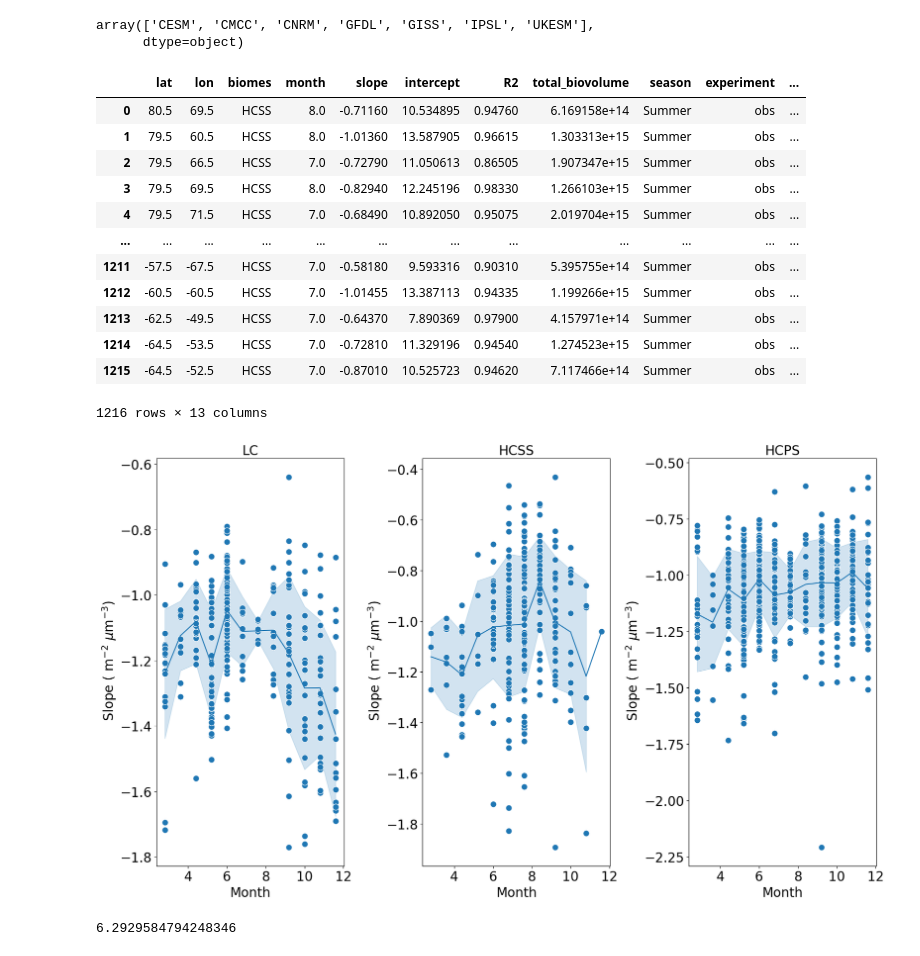
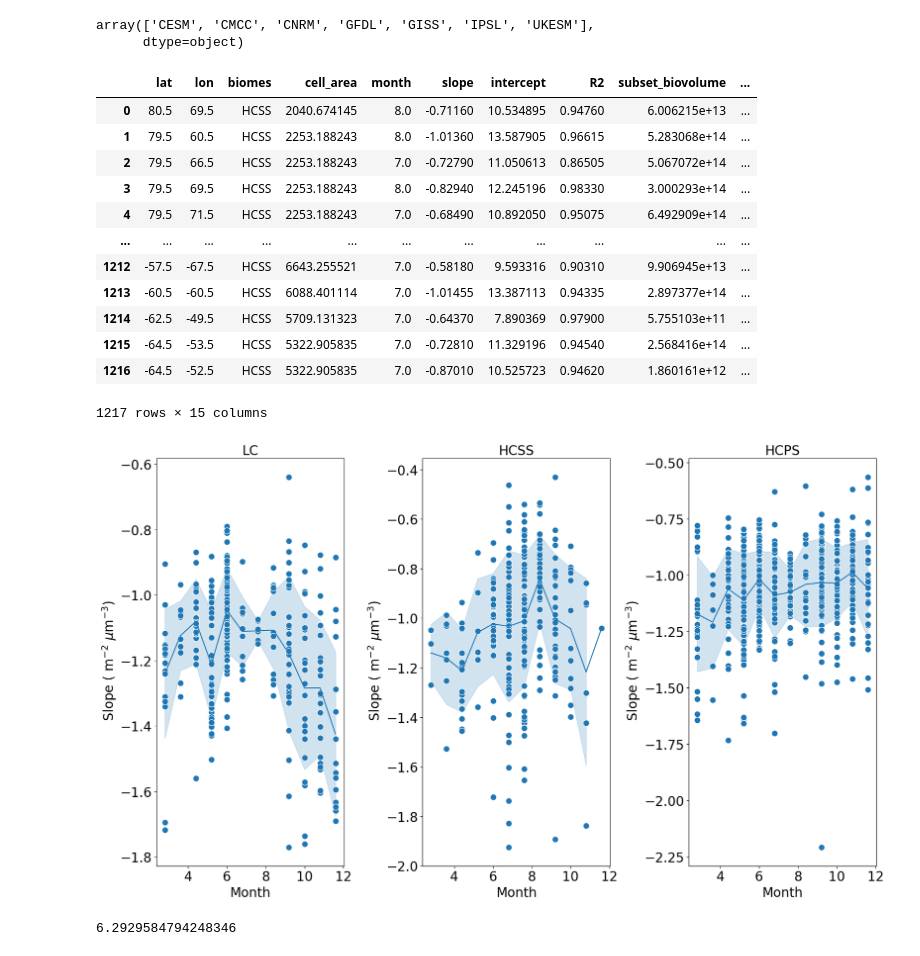
Before and after one commit to MarCorralesU/CMIP6_size_spectra, a Jupyter notebook: scripts/Figs_Suppl_S11-13.ipynb, the cells around one changed output. Cells and saved outputs as stored; diff of their text form; code cells hidden in the pictures.

```diff
--- a/scripts/Figs_Suppl_S11-13.ipynb
+++ b/scripts/Figs_Suppl_S11-13.ipynb
@@ -98,24 +98,24 @@ df_clim_mean.source.unique()
 array(['CESM', 'CMCC', 'CNRM', 'GFDL', 'GISS', 'IPSL', 'UKESM'],
       dtype=object)
 # %%
-df_PSSdb = pd.read_csv('/Users/mc4214/Documents/CMIP6_PSS_paper/data/PSSdb_data/PSSdb_data_full_116-2000.csv', sep= ',')
+df_PSSdb = pd.read_csv('/Users/mc4214/Documents/CMIP6_PSS_paper/data/PSSdb_data/PSSdb_data_full.csv', sep= ',')
 df_PSSdb['intercept_un']= 10**(df_PSSdb['intercept'])
-df_PSSdb['biovol_log']= np.log10(df_PSSdb['total_biovolume'])
+df_PSSdb['biovol_log']= np.log10(df_PSSdb['subset_biovolume'])# this is the major change to correclty load the subsetted biovol
 df_PSSdb
 # %% [output]
-|  | lat | lon | biomes | month | slope | intercept | R2 | total_biovolume | season | experiment | ... |
-| 0 | 80.5 | 69.5 | HCSS | 8.0 | -0.71160 | 10.534895 | 0.94760 | 6.169158e+14 | Summer | obs | ... |
-| 1 | 79.5 | 60.5 | HCSS | 8.0 | -1.01360 | 13.587905 | 0.96615 | 1.303313e+15 | Summer | obs | ... |
-| 2 | 79.5 | 66.5 | HCSS | 7.0 | -0.72790 | 11.050613 | 0.86505 | 1.907347e+15 | Summer | obs | ... |
-| 3 | 79.5 | 69.5 | HCSS | 8.0 | -0.82940 | 12.245196 | 0.98330 | 1.266103e+15 | Summer | obs | ... |
-| 4 | 79.5 | 71.5 | HCSS | 7.0 | -0.68490 | 10.892050 | 0.95075 | 2.019704e+15 | Summer | obs | ... |
-| ... | ... | ... | ... | ... | ... | ... | ... | ... | ... | ... | ... |
-| 1211 | -57.5 | -67.5 | HCSS | 7.0 | -0.58180 | 9.593316 | 0.90310 | 5.395755e+14 | Summer | obs | ... |
-| 1212 | -60.5 | -60.5 | HCSS | 7.0 | -1.01455 | 13.387113 | 0.94335 | 1.199266e+15 | Summer | obs | ... |
-| 1213 | -62.5 | -49.5 | HCSS | 7.0 | -0.64370 | 7.890369 | 0.97900 | 4.157971e+14 | Summer | obs | ... |
-| 1214 | -64.5 | -53.5 | HCSS | 7.0 | -0.72810 | 11.329196 | 0.94540 | 1.274523e+15 | Summer | obs | ... |
-| 1215 | -64.5 | -52.5 | HCSS | 7.0 | -0.87010 | 10.525723 | 0.94620 | 7.117466e+14 | Summer | obs | ... |
+|  | lat | lon | biomes | cell_area | month | slope | intercept | R2 | subset_biovolume | ... |
+| 0 | 80.5 | 69.5 | HCSS | 2040.674145 | 8.0 | -0.71160 | 10.534895 | 0.94760 | 6.006215e+13 | ... |
+| 1 | 79.5 | 60.5 | HCSS | 2253.188243 | 8.0 | -1.01360 | 13.587905 | 0.96615 | 5.283068e+14 | ... |
+| 2 | 79.5 | 66.5 | HCSS | 2253.188243 | 7.0 | -0.72790 | 11.050613 | 0.86505 | 5.067072e+14 | ... |
+| 3 | 79.5 | 69.5 | HCSS | 2253.188243 | 8.0 | -0.82940 | 12.245196 | 0.98330 | 3.000293e+14 | ... |
+| 4 | 79.5 | 71.5 | HCSS | 2253.188243 | 7.0 | -0.68490 | 10.892050 | 0.95075 | 6.492909e+14 | ... |
+| ... | ... | ... | ... | ... | ... | ... | ... | ... | ... | ... |
+| 1212 | -57.5 | -67.5 | HCSS | 6643.255521 | 7.0 | -0.58180 | 9.593316 | 0.90310 | 9.906945e+13 | ... |
+| 1213 | -60.5 | -60.5 | HCSS | 6088.401114 | 7.0 | -1.01455 | 13.387113 | 0.94335 | 2.897377e+14 | ... |
+| 1214 | -62.5 | -49.5 | HCSS | 5709.131323 | 7.0 | -0.64370 | 7.890369 | 0.97900 | 5.755103e+11 | ... |
+| 1215 | -64.5 | -53.5 | HCSS | 5322.905835 | 7.0 | -0.72810 | 11.329196 | 0.94540 | 2.568416e+14 | ... |
+| 1216 | -64.5 | -52.5 | HCSS | 5322.905835 | 7.0 | -0.87010 | 10.525723 | 0.94620 | 1.860161e+12 | ... |
-1216 rows × 13 columns
+1217 rows × 15 columns
 # %%
 #df_climatology_full = df_climatology_full.loc[df_climatology_full.source != 'GISS'].reset_index()
 biome_list = ['LC', 'HCSS', 'HCPS']
@@ -139,7 +139,7 @@ for c, m in enumerate(biome_list):
 plt.tight_layout()
 #plt.savefig('/work/m1c/CMIP6_size_spectra_scripts/plots/fig_biomes_climatology_mean_slope_PSSdb_ONLY_w-CI_new_HCSS.pdf', dpi=300)
 # %% [output]
-[figure, old version]
+[figure, new version]
 # %%
 np.nanmin(df_PSSdb['intercept'])
 # %% [output]
```
Also changed, not shown: parts of 5 cells of this notebook, 4 other files.
